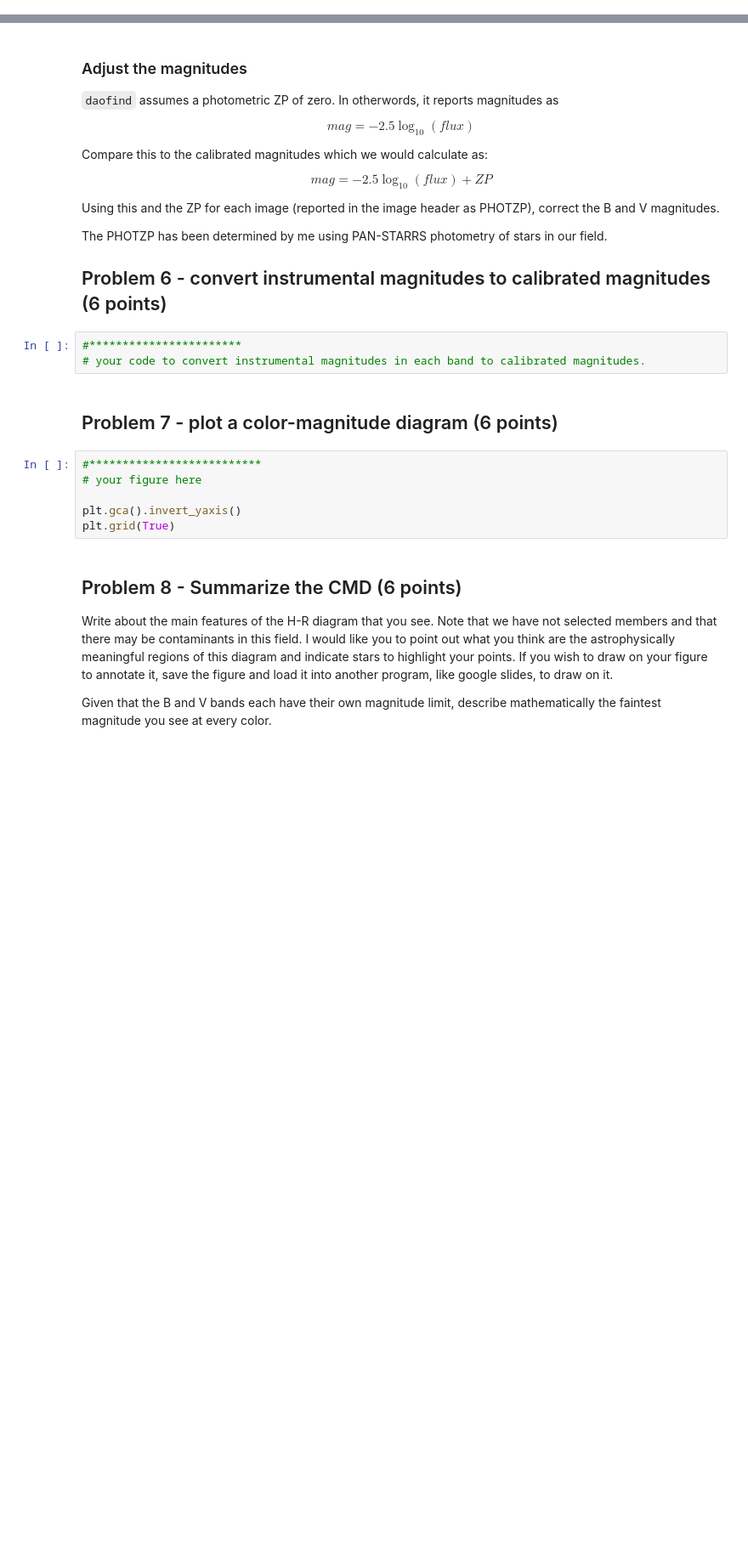
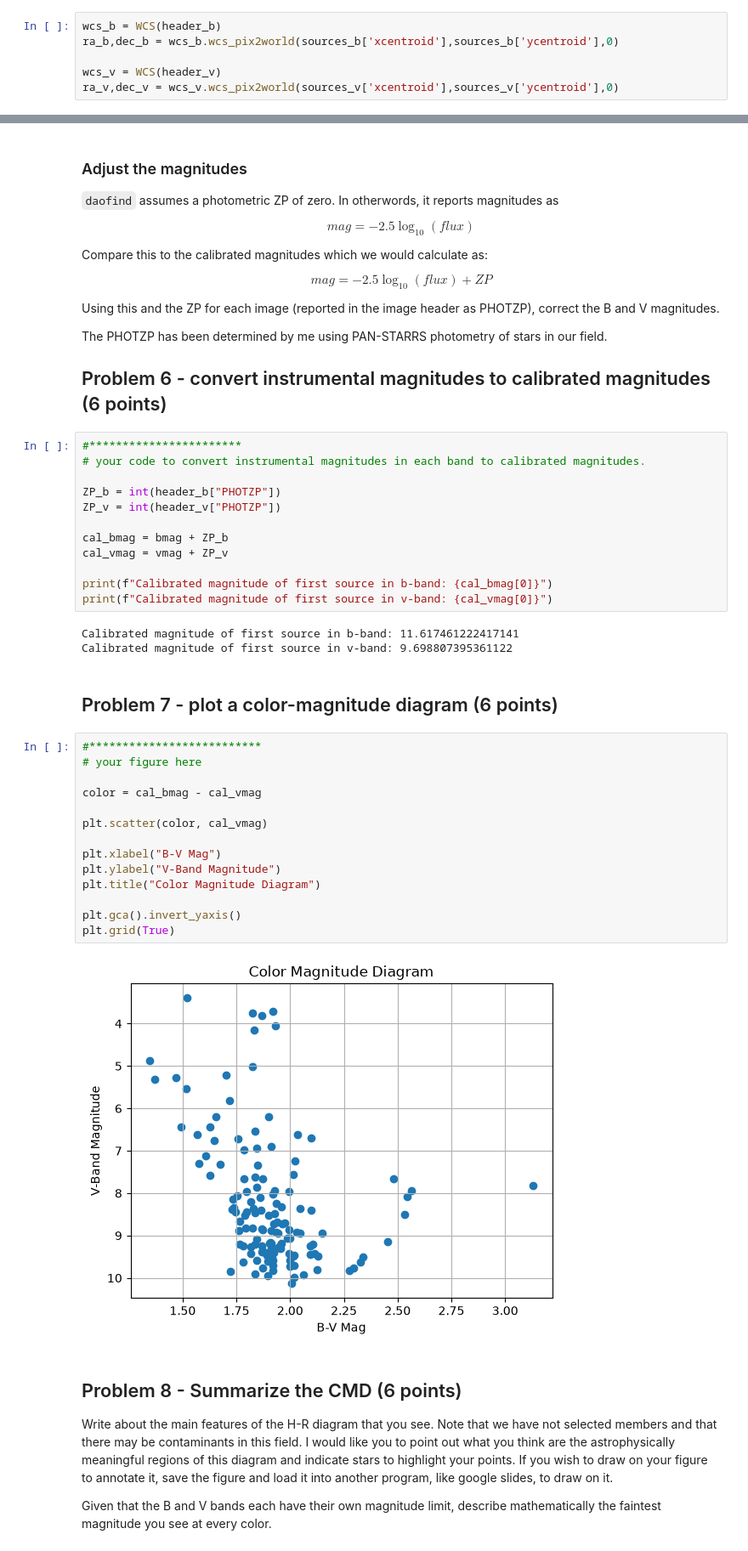
Before and after one commit to jwdisc1342/Reductionproject_student, a Jupyter notebook: cluster_photometry_student.ipynb, the cells around one changed output, grey strips where cells are left out. Shown at 85% size. Saved outputs shown, nothing was run; the diff lists cells and outputs as text; blank space fills up the shorter version.

```diff
--- a/cluster_photometry_student.ipynb
+++ b/cluster_photometry_student.ipynb
@@ -641,3 +633,9 @@ We can match the sources in the two catalogs using their RA and DEC
 # %%
 from astropy.coordinates import SkyCoord
 from astropy import units as u
+# %%
+wcs_b = WCS(header_b)
+ra_b,dec_b = wcs_b.wcs_pix2world(sources_b['xcentroid'],sources_b['ycentroid'],0)
+
+wcs_v = WCS(header_v)
+ra_v,dec_v = wcs_v.wcs_pix2world(sources_v['xcentroid'],sources_v['ycentroid'],0)
@@ -673,17 +673,39 @@ Using this and the ZP for each image (reported in the image header as PHOTZP), c
 The PHOTZP has been determined by me using PAN-STARRS photometry of stars in our field.
 
 ## Problem 6 - convert instrumental magnitudes to calibrated magnitudes (6 points)
-# %%
-#***********************
-# your code to convert instrumental magnitudes in each band to calibrated magnitudes.
+# %%
+#***********************
+# your code to convert instrumental magnitudes in each band to calibrated magnitudes.
+
+ZP_b = int(header_b["PHOTZP"])
+ZP_v = int(header_v["PHOTZP"])
+
+cal_bmag = bmag + ZP_b
+cal_vmag = vmag + ZP_v
+
+print(f"Calibrated magnitude of first source in b-band: {cal_bmag[0]}")
+print(f"Calibrated magnitude of first source in v-band: {cal_vmag[0]}")
+# %% [output]
+Calibrated magnitude of first source in b-band: 11.617461222417141
+Calibrated magnitude of first source in v-band: 9.698807395361122
 # %% [markdown]
 ## Problem 7 - plot a color-magnitude diagram (6 points)
 # %%
 #**************************
 # your figure here
 
+color = cal_bmag - cal_vmag
+
+plt.scatter(color, cal_vmag)
+
+plt.xlabel("B-V Mag")
+plt.ylabel("V-Band Magnitude")
+plt.title("Color Magnitude Diagram")
+
 plt.gca().invert_yaxis()
 plt.grid(True)
+# %% [output]
+[figure, added]
 # %% [markdown]
 ## Problem 8 - Summarize the CMD (6 points)
 Write about the main features of the H-R diagram that you see.  Note that we have not selected members and that there may be contaminants in this field.  I would like you to point out what you think are the astrophysically meaningful regions of this diagram and indicate stars to highlight your points.   If you wish to draw on your figure to annotate it, save the figure and load it into another program, like google slides, to draw on it.
```
Also changed, not shown: parts of 10 cells of this notebook.
